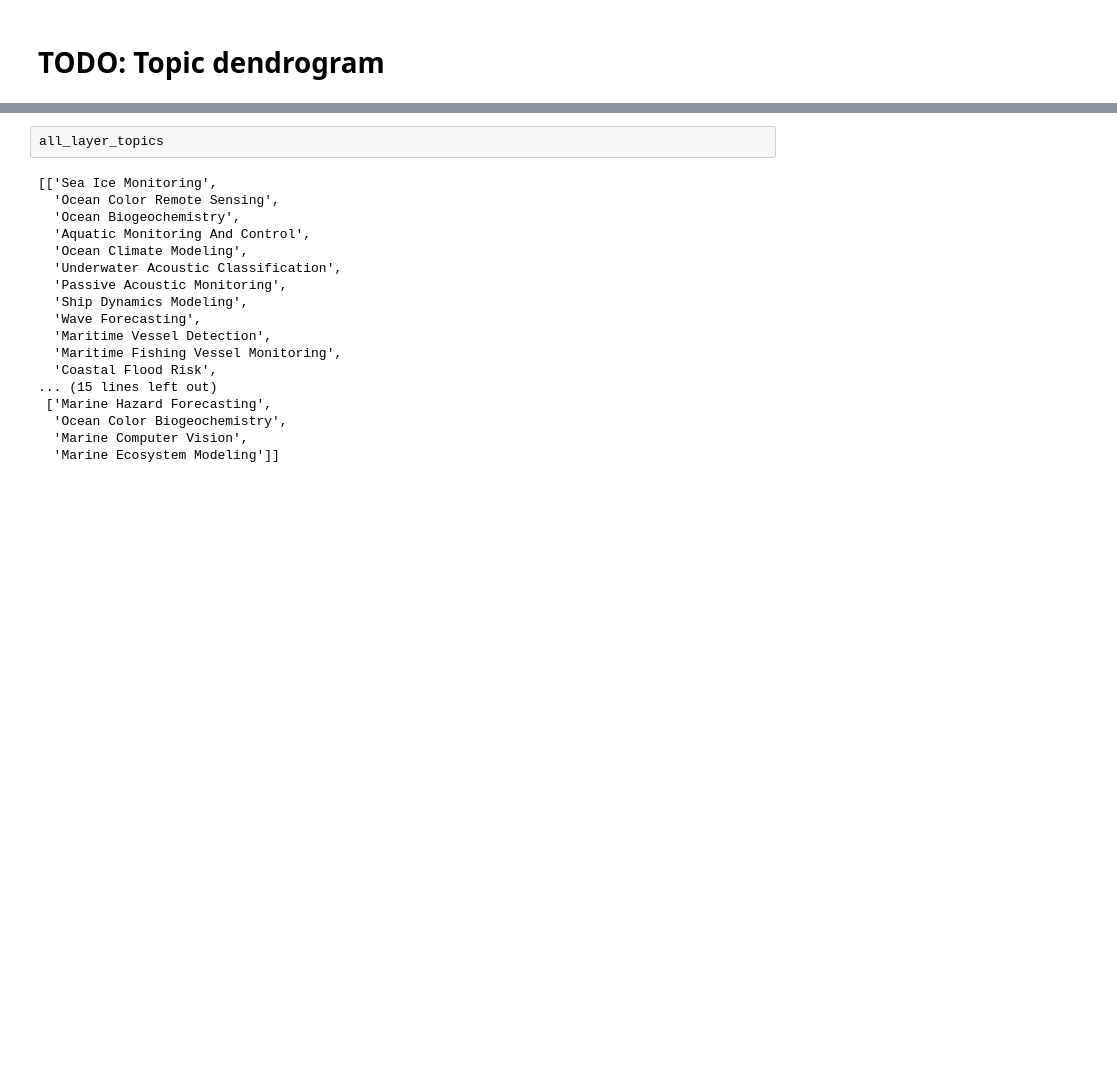
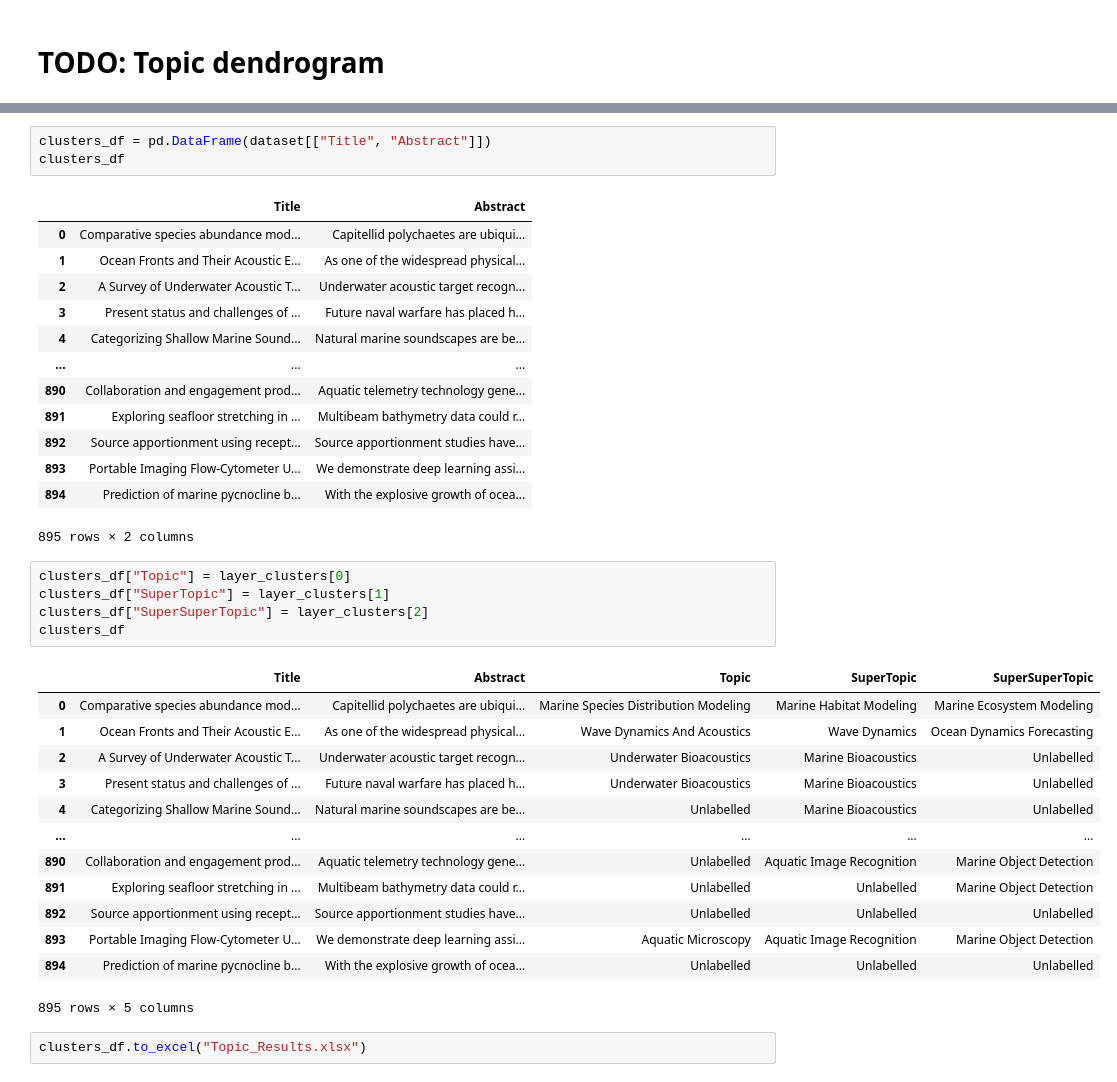
Before and after one commit to tayden/bb-ai-oceanography, a Jupyter notebook: TopicClusteringViz.ipynb, the cells around one changed output, grey strips where cells are left out. Drawn from its saved outputs; the diff is of its cells as text; blank space fills up the shorter version.

```diff
--- a/TopicClusteringViz.ipynb
+++ b/TopicClusteringViz.ipynb
@@ -928,20 +928,38 @@ metacluster_layers
 # %%
-all_layer_topics
+clusters_df = pd.DataFrame(dataset[["Title", "Abstract"]])
+clusters_df
 # %% [output]
+|  | Title | Abstract |
+| 0 | Comparative species abundance mod... | Capitellid polychaetes are ubiqui... |
+| 1 | Ocean Fronts and Their Acoustic E... | As one of the widespread physical... |
+| 2 | A Survey of Underwater Acoustic T... | Underwater acoustic target recogn... |
+| 3 | Present status and challenges of ... | Future naval warfare has placed h... |
+| 4 | Categorizing Shallow Marine Sound... | Natural marine soundscapes are be... |
+| ... | ... | ... |
+| 890 | Collaboration and engagement prod... | Aquatic telemetry technology gene... |
+| 891 | Exploring seafloor stretching in ... | Multibeam bathymetry data could r... |
+| 892 | Source apportionment using recept... | Source apportionment studies have... |
+| 893 | Portable Imaging Flow-Cytometer U... | We demonstrate deep learning assi... |
+| 894 | Prediction of marine pycnocline b... | With the explosive growth of ocea... |
-[['Sea Ice Monitoring',
-  'Ocean Color Remote Sensing',
-  'Ocean Biogeochemistry',
-  'Aquatic Monitoring And Control',
-  'Ocean Climate Modeling',
-  'Underwater Acoustic Classification',
-  'Passive Acoustic Monitoring',
-  'Ship Dynamics Modeling',
-  'Wave Forecasting',
-  'Maritime Vessel Detection',
-  'Maritime Fishing Vessel Monitoring',
-  'Coastal Flood Risk',
-... (15 lines left out)
- ['Marine Hazard Forecasting',
-  'Ocean Color Biogeochemistry',
-  'Marine Computer Vision',
-  'Marine Ecosystem Modeling']]
+895 rows × 2 columns
+# %%
+clusters_df["Topic"] = layer_clusters[0]
+clusters_df["SuperTopic"] = layer_clusters[1]
+clusters_df["SuperSuperTopic"] = layer_clusters[2]
+clusters_df
+# %% [output]
+|  | Title | Abstract | Topic | SuperTopic | SuperSuperTopic |
+| 0 | Comparative species abundance mod... | Capitellid polychaetes are ubiqui... | Marine Species Distribution Modeling | Marine Habitat Modeling | Marine Ecosystem Modeling |
+| 1 | Ocean Fronts and Their Acoustic E... | As one of the widespread physical... | Wave Dynamics And Acoustics | Wave Dynamics | Ocean Dynamics Forecasting |
+| 2 | A Survey of Underwater Acoustic T... | Underwater acoustic target recogn... | Underwater Bioacoustics | Marine Bioacoustics | Unlabelled |
+| 3 | Present status and challenges of ... | Future naval warfare has placed h... | Underwater Bioacoustics | Marine Bioacoustics | Unlabelled |
+| 4 | Categorizing Shallow Marine Sound... | Natural marine soundscapes are be... | Unlabelled | Marine Bioacoustics | Unlabelled |
+| ... | ... | ... | ... | ... | ... |
+| 890 | Collaboration and engagement prod... | Aquatic telemetry technology gene... | Unlabelled | Aquatic Image Recognition | Marine Object Detection |
+| 891 | Exploring seafloor stretching in ... | Multibeam bathymetry data could r... | Unlabelled | Unlabelled | Marine Object Detection |
+| 892 | Source apportionment using recept... | Source apportionment studies have... | Unlabelled | Unlabelled | Unlabelled |
+| 893 | Portable Imaging Flow-Cytometer U... | We demonstrate deep learning assi... | Aquatic Microscopy | Aquatic Image Recognition | Marine Object Detection |
+| 894 | Prediction of marine pycnocline b... | With the explosive growth of ocea... | Unlabelled | Unlabelled | Unlabelled |
+895 rows × 5 columns
+# %%
+clusters_df.to_excel("Topic_Results.xlsx")
```
Also changed, not shown: parts of 24 cells of this notebook, 2 other files.
